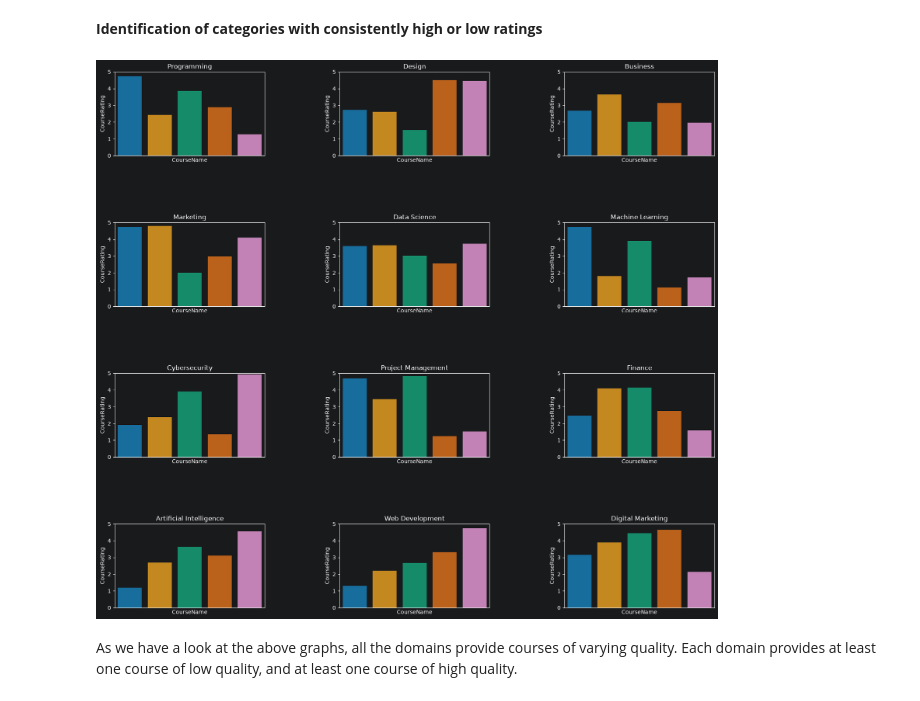
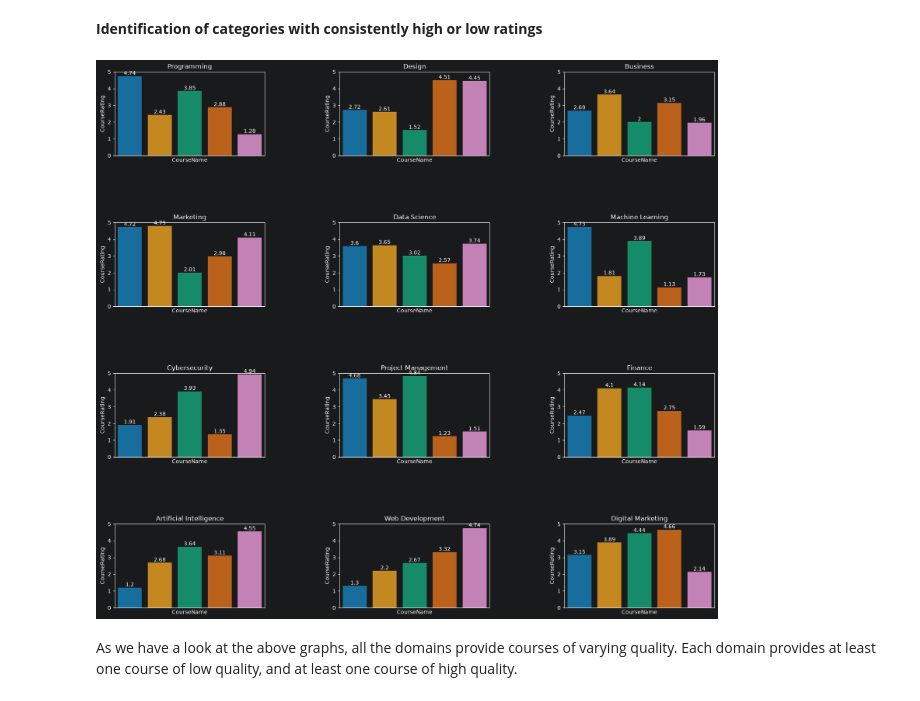
Before and after one commit to amithvardhan99/resume-projects, a Jupyter notebook: Instructor Performance and Course Quality Evaluation on EduPro/notebook.ipynb, the cells around one changed output. Cells and saved outputs as stored; diff of their text form; code cells hidden in the pictures.

```diff
--- a/Instructor Performance and Course Quality Evaluation on EduPro/notebook.ipynb
+++ b/Instructor Performance and Course Quality Evaluation on EduPro/notebook.ipynb
@@ -358,7 +358,7 @@ Now, let us evaluate the quality of courses by category and level
 # %% [markdown]
 **Evaluating quality of courses by category**
 # %%
-category_vs_rating = df[["CourseCategory","CourseRating"]]
+category_vs_rating = df[["CourseName","CourseCategory","CourseRating"]].drop_duplicates(ignore_index=True)
 category_vs_rating["Number"] = 0
 for i in category_vs_rating["CourseCategory"].unique():
     pu = category_vs_rating[category_vs_rating["CourseCategory"] == i]
@@ -440,7 +485,7 @@ cvr, ec, dd = return_category_vs_rating(df,CourseCategory=['Programming','Design
 # %% [markdown]
 **Evaluating quality of courses by level**
 # %%
-level_vs_rating = df[["CourseLevel","CourseRating"]]
+level_vs_rating = df[["CourseName","CourseLevel","CourseRating"]].drop_duplicates(ignore_index=True)
 tu = []
 level_vs_rating["Number"] = 0
 for i in level_vs_rating["CourseLevel"].unique():
@@ -449,3 +494,4 @@ for i in level_vs_rating["CourseLevel"].unique():
     for j in pu.index:
         level_vs_rating.loc[j,"Number"] = ctr
         ctr += 1
+level_vs_rating
@@ -516,0 +582,38 @@ lvr, el, ll = return_level_vs_rating(df,display_graph=True,CourseLevel=["Interme
+# %%
+level_vs_rating = df[["CourseName","CourseLevel","CourseRating"]].drop_duplicates(ignore_index=True)
+tu = []
+level_vs_rating["Number"] = 0
+for i in level_vs_rating["CourseLevel"].unique():
+    pu = level_vs_rating[level_vs_rating["CourseLevel"] == i]
+    ctr = 0
+    for j in pu.index:
+        level_vs_rating.loc[j,"Number"] = ctr
+        ctr += 1
+
+nrows = 2
+ncols = 2
+
+list_of_course_levels = level_vs_rating["CourseLevel"].unique()
+
+fig, ax = plt.subplots(nrows=nrows,ncols=ncols,figsize=(20,18))
+#fig.subplots_adjust(hspace=0.8, wspace=0.5)
+
+ctr = 0
+for (i,j) in list(itertools.product(range(nrows),range(ncols))):
+    course_level = list_of_course_levels[ctr]
+    lf = level_vs_rating[level_vs_rating["CourseLevel"]==course_level].reset_index(drop=True)
+    sns.pointplot(x=lf["Number"],y=lf["CourseRating"],lw=4,ax=ax[i,j])
+    for k, val in zip(lf["Number"].values,lf["CourseRating"].values):
+        ax[i,j].text(k,val+0.2,str(val),ha="center",va="top",fontsize=6,fontweight="bold")
+    #lf = df[df["CourseCategory"]==course_category]["CourseRating"].reset_index(drop=True)
+    #lf = df[df["CourseCategory"]==course_category][["CourseName","CourseRating"]].drop_duplicates(ignore_index=True)
+    # cvr, ec, dd = return_category_vs_rating(df,True,ax=ax[i,j],CourseCategory=[course_category])#,drawstyle="steps-post",lw=4)
+    ax[i,j].set_title(course_level)
+    ax[i,j].set_xticks([])
+    ax[i,j].set_ylim(0,5)
+
+    #ax[ctr] = sns.pointplot(lf)
+    #
+    ctr += 1
+    if ctr == 3:
+        break
@@ -547,28 +652,30 @@ From the above graph, we can say that there is small significance of differences
 # %%
 nrows = 4
 ncols = len(df["CourseCategory"].unique())//nrows
 
 list_of_course_categories = df["CourseCategory"].unique()
 
 # fig, ax = plt.subplots(nrows=len(list_of_course_categories),ncols=1,figsize=(20,10))
 fig, ax = plt.subplots(nrows=nrows,ncols=ncols,figsize=(20,18))
 fig.subplots_adjust(hspace=0.8, wspace=0.5)
 
 ctr = 0
 for (i,j) in list(itertools.product(range(nrows),range(ncols))):
     course_category = list_of_course_categories[ctr]
     #lf = df[df["CourseCategory"]==course_category]["CourseRating"].reset_index(drop=True)
     lf = df[df["CourseCategory"]==course_category][["CourseName","CourseRating"]].drop_duplicates()
     sns.barplot(x=lf["CourseName"],y=lf["CourseRating"],ax=ax[i,j],palette="colorblind")#,drawstyle="steps-post",lw=4)
+    for k in ax[i,j].containers:
+        ax[i,j].bar_label(container=k)
     ax[i,j].set_title(course_category)
     ax[i,j].set_xticks([])
     ax[i,j].set_ylim(0,5)
 
     #ax[ctr] = sns.pointplot(lf)
     #
     ctr += 1
 # %% [output]
-[figure, old version]
+[figure, new version]
 # %% [markdown]
 As we have a look at the above graphs, all the domains provide courses of varying quality. Each domain provides at least one course of low quality, and at least one course of high quality.
 # %% [markdown]
```
Also changed, not shown: parts of 12 cells of this notebook.
